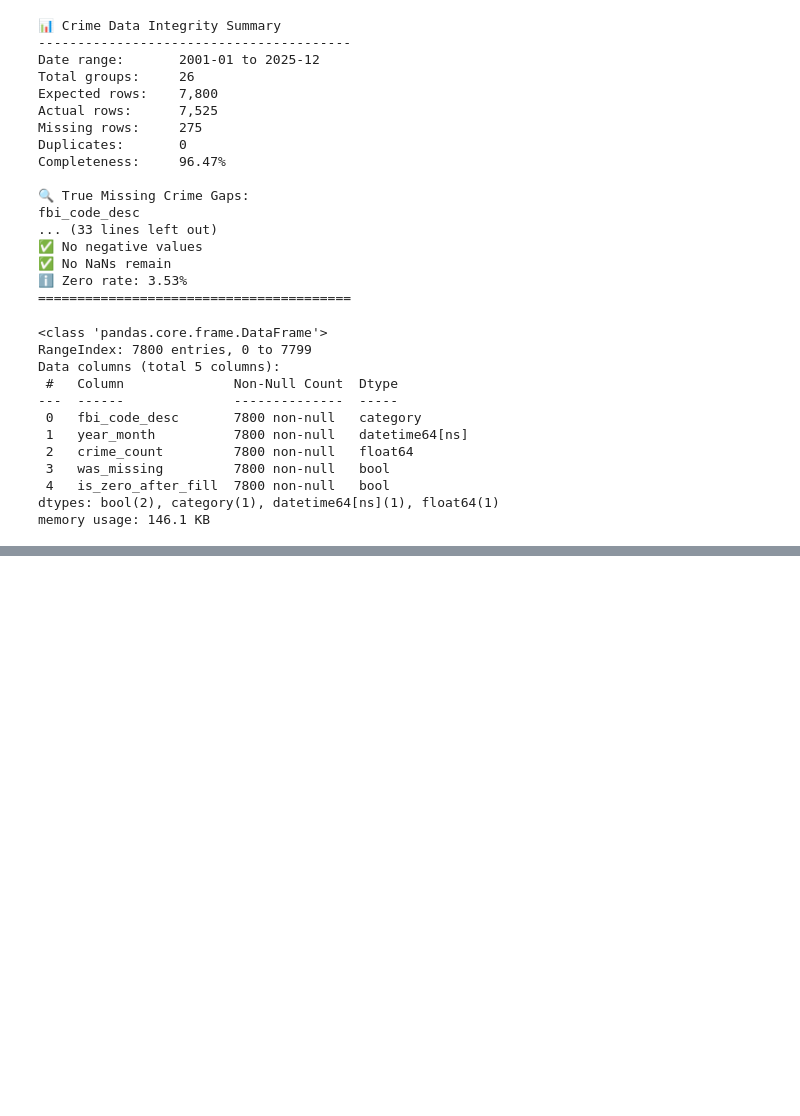
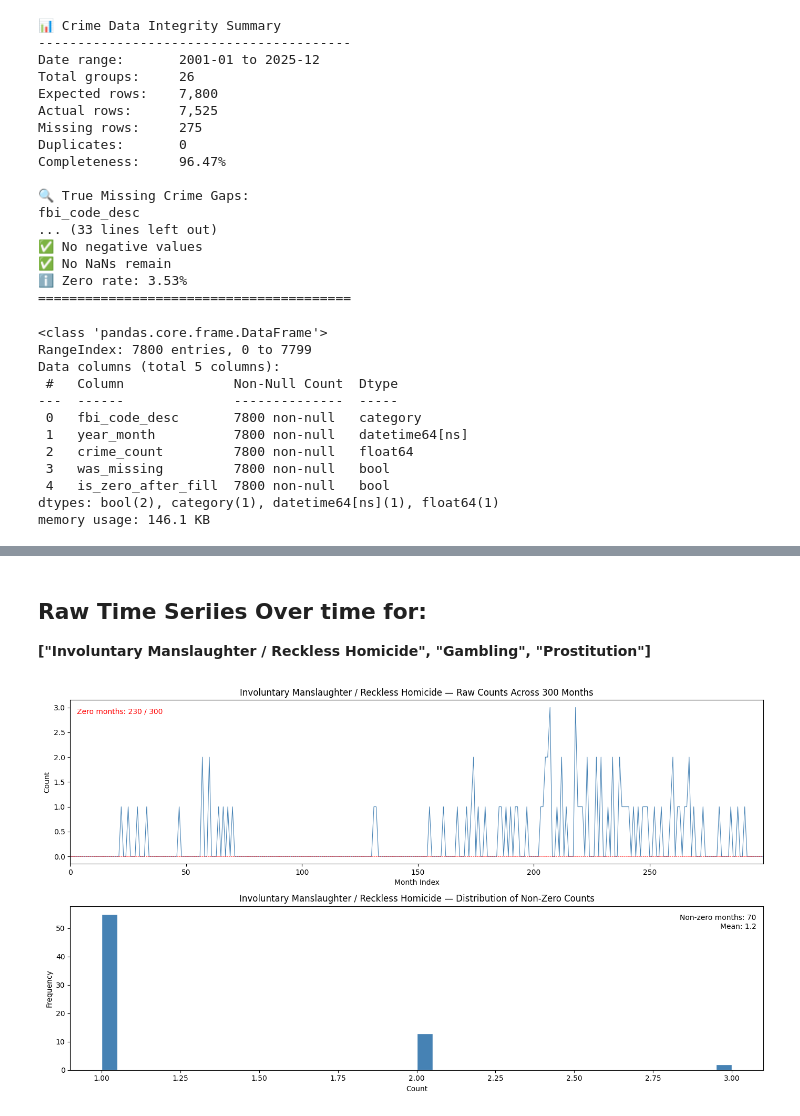
Before and after one commit to SirErikPak/ChicagoCrime, a Jupyter notebook: Notebook/ChicagoCrimeDetection.ipynb, the cells around one changed output, grey strips where cells are left out. Drawn from its saved outputs; the diff is of its cells as text; code cells hidden in the pictures; blank space fills up the shorter version.

```diff
--- a/Notebook/ChicagoCrimeDetection.ipynb
+++ b/Notebook/ChicagoCrimeDetection.ipynb
@@ -1576,0 +282,8 @@ Which direction do you want to go?
+# %% [markdown]
+## Raw Time Seriies Over time for:
+**["Involuntary Manslaughter / Reckless Homicide", "Gambling", "Prostitution"]**
+# %%
+# plotting raw time series over time
+_ = plot.plot_crime_counts(epsilon_result,column= "Involuntary Manslaughter / Reckless Homicide")
+# %% [output]
+[figure, added]
```
Also changed, not shown: parts of 92 cells of this notebook, 22 other files.
